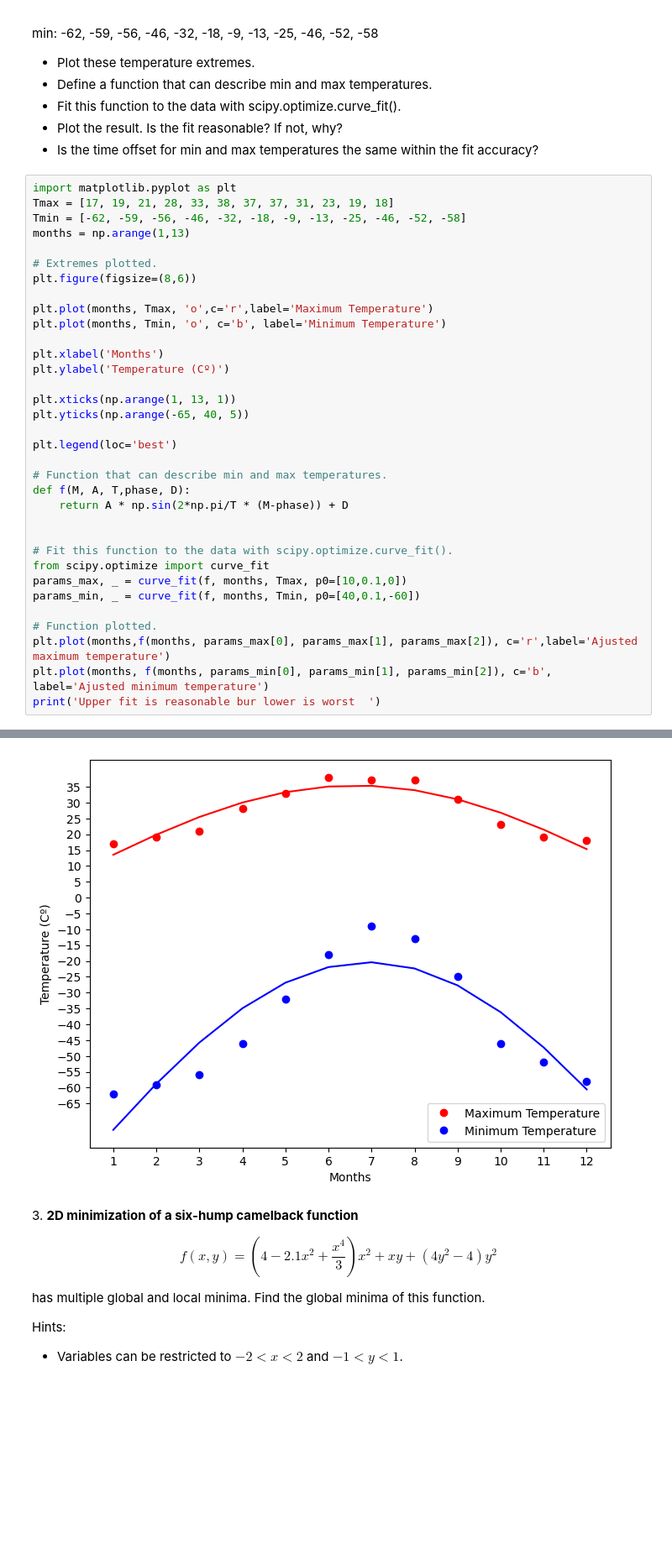
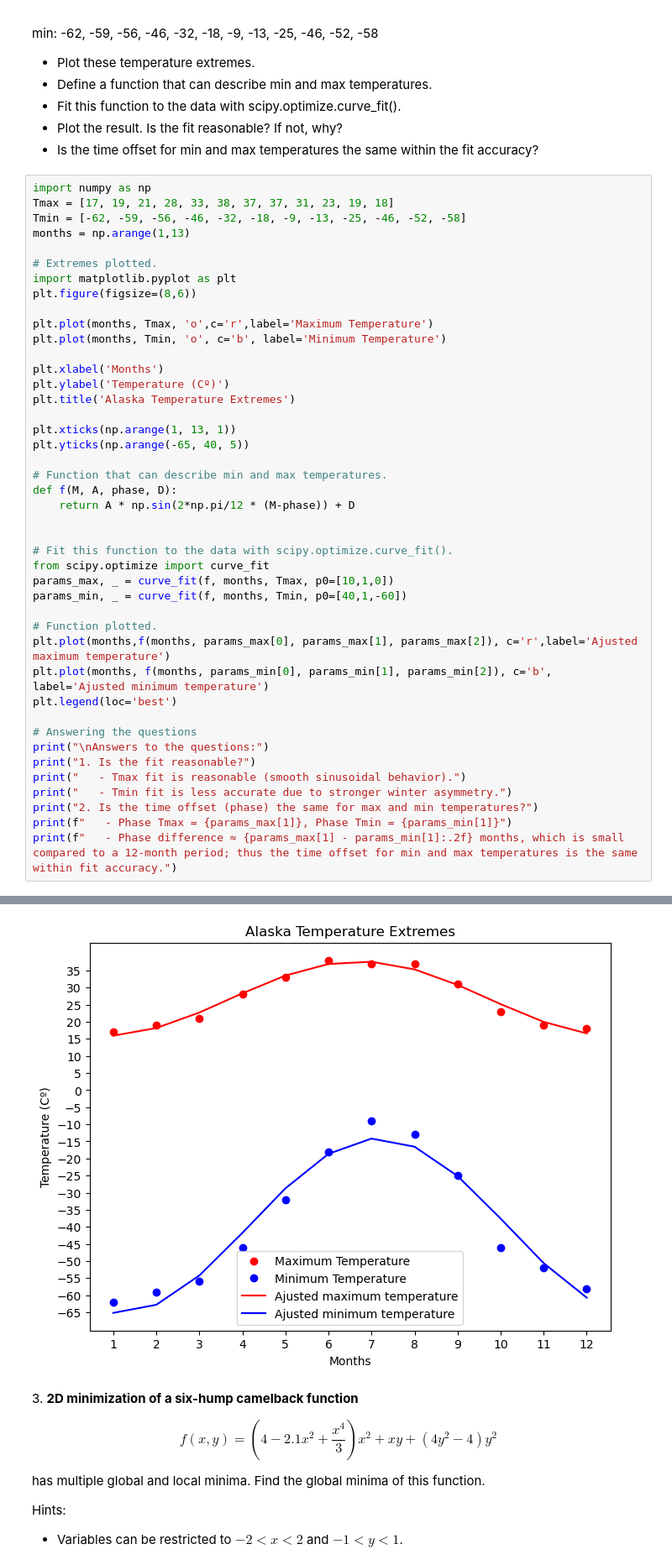
Before and after one commit to adrianorellanamontes/LaboratoryOfComputationalPhysics_Y8, a Jupyter notebook: 09ex_Algorithms.ipynb, the cells around one changed output, grey strips where cells are left out. Shown at 84% size. Saved outputs shown, nothing was run; the diff lists cells and outputs as text; blank space fills up the shorter version.

```diff
--- a/09ex_Algorithms.ipynb
+++ b/09ex_Algorithms.ipynb
@@ -65,12 +65,13 @@ min: -62, -59, -56, -46, -32, -18, -9, -13, -25, -46, -52, -58
 * Plot the result. Is the fit reasonable? If not, why?
 * Is the time offset for min and max temperatures the same within the fit accuracy?
 # %%
-import matplotlib.pyplot as plt
+import numpy as np
 Tmax = [17, 19, 21, 28, 33, 38, 37, 37, 31, 23, 19, 18]
 Tmin = [-62, -59, -56, -46, -32, -18, -9, -13, -25, -46, -52, -58]
 months = np.arange(1,13)
 
 # Extremes plotted.
+import matplotlib.pyplot as plt
 plt.figure(figsize=(8,6))
 
 plt.plot(months, Tmax, 'o',c='r',label='Maximum Temperature')
@@ -78,24 +79,32 @@ plt.plot(months, Tmin, 'o', c='b', label='Minimum Temperature')
 
 plt.xlabel('Months')
 plt.ylabel('Temperature (Cº)')
+plt.title('Alaska Temperature Extremes')
 
 plt.xticks(np.arange(1, 13, 1))
 plt.yticks(np.arange(-65, 40, 5))
 
-plt.legend(loc='best')
-
 # Function that can describe min and max temperatures.
-def f(M, A, T,phase, D):
-    return A * np.sin(2*np.pi/T * (M-phase)) + D
+def f(M, A, phase, D):
+    return A * np.sin(2*np.pi/12 * (M-phase)) + D
 
 
 # Fit this function to the data with scipy.optimize.curve_fit().
 from scipy.optimize import curve_fit
-params_max, _ = curve_fit(f, months, Tmax, p0=[10,0.1,0])
-params_min, _ = curve_fit(f, months, Tmin, p0=[40,0.1,-60])
+params_max, _ = curve_fit(f, months, Tmax, p0=[10,1,0])
+params_min, _ = curve_fit(f, months, Tmin, p0=[40,1,-60])
 
 # Function plotted.
 plt.plot(months,f(months, params_max[0], params_max[1], params_max[2]), c='r',label='Ajusted maximum temperature')
 plt.plot(months, f(months, params_min[0], params_min[1], params_min[2]), c='b', label='Ajusted minimum temperature')
-print('Upper fit is reasonable bur lower is worst  ')
+plt.legend(loc='best')
+
+# Answering the questions
+print("\nAnswers to the questions:")
+print("1. Is the fit reasonable?")
+print("   - Tmax fit is reasonable (smooth sinusoidal behavior).")
+print("   - Tmin fit is less accurate due to stronger winter asymmetry.")
+print("2. Is the time offset (phase) the same for max and min temperatures?")
+print(f"   - Phase Tmax = {params_max[1]}, Phase Tmin = {params_min[1]}")
+print(f"   - Phase difference ≈ {params_max[1] - params_min[1]:.2f} months, which is small compared to a 12-month period; thus the time offset for min and max temperatures is the same within fit accuracy.")
 # %% [output]
@@ -103,4 +118,4 @@ Upper fit is reasonable bur lower is worst
-[figure, old version]
+[figure, new version]
 # %% [markdown]
 3\. **2D minimization of a six-hump camelback function**
 
```
Also changed, not shown: parts of 5 cells of this notebook, 1 other file.
